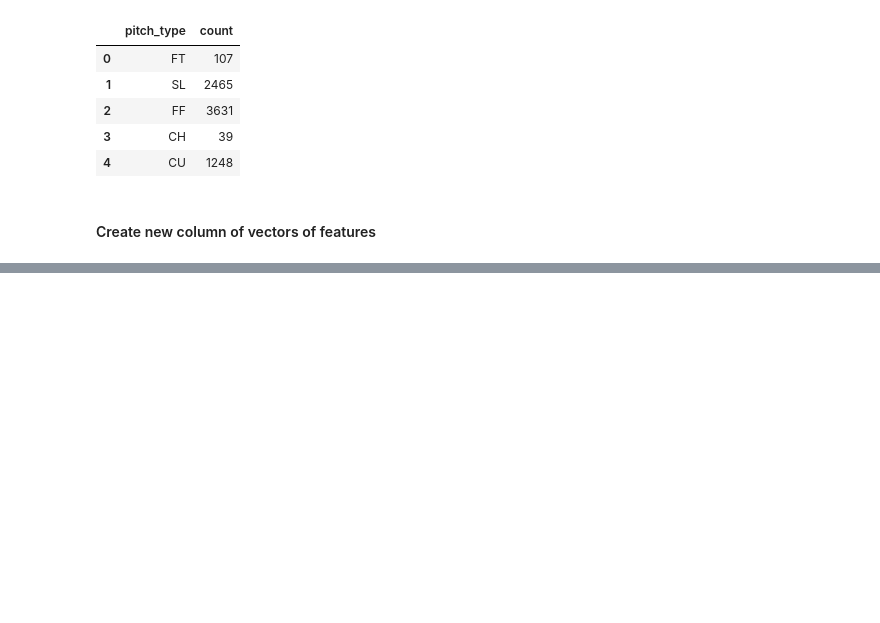
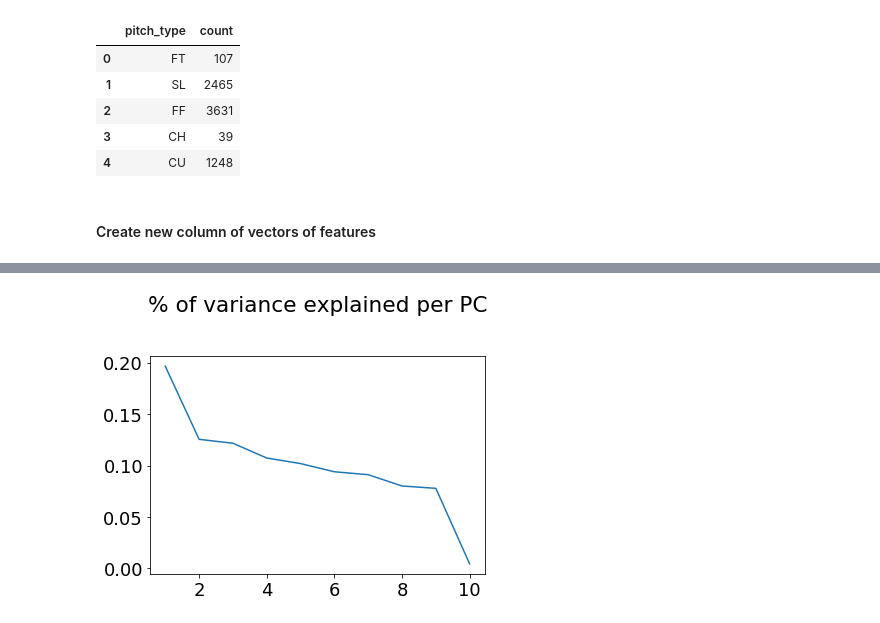
Before and after one commit to Acasteo/MLB-pitch, a Jupyter notebook: MLB_pitchData.ipynb, the cells around one changed output, grey strips where cells are left out. Drawn from its saved outputs; the diff is of its cells as text; code cells hidden in the pictures; blank space fills up the shorter version.

```diff
--- a/MLB_pitchData.ipynb
+++ b/MLB_pitchData.ipynb
@@ -411,10 +433,9 @@ clay_kersh
 # %% [markdown]
 #### Create new column of vectors of features
 # %%
-pred = ['b_count','b_score','on_1b','on_2b','on_3b',
-        'outs','pitch_num','s_count','start_speed','sz_bot',
-        'type_confidence','inning','p_score','pitcher_id','top',
-        'score_difference','count_status','base_status','binned_score_difference']
+pred = ['outs','pitch_num','start_speed','sz_bot',
+        'type_confidence','inning','pitcher_id','top',
+        'count_status','base_status','binned_score_difference']
 # %%
 df.schema
 # %% [output]
@@ -490,0 +503,15 @@ df.columns
+# %%
+from pyspark.ml.feature import VectorAssembler
+from pyspark.ml.feature import PCA
+from pyspark.ml.feature import StandardScaler
+from pyspark.mllib.linalg import Vectors
+from pyspark.mllib.linalg.distributed import RowMatrix
+
+assembler = VectorAssembler(
+                            inputCols=[c for c in dfpca.columns if c in pred],
+                            outputCol='features').setHandleInvalid('skip')
+output = assembler.transform(dfpca)
+scaler = StandardScaler(inputCol="features", outputCol="scaledFeatures",
+                        withStd=True, withMean=True)
+scaleroutput = scaler.fit(output)
+scaledoutput = scaleroutput.transform(output)
@@ -490,0 +561,9 @@ df.columns
+# %%
+pcamax = PCA(k=10, inputCol="scaledFeatures", outputCol="pcaFeatures")
+modelmax = pcamax.fit(scaledoutput)
+# %%
+Explained_Var = modelmax.explainedVariance
+a = Explained_Var.values.tolist()
+valuetwo=spark.createDataFrame(a, DoubleType())
+valuetwo=valuetwo.toPandas()
+valuetwo
@@ -491,3 +582,10 @@ df.columns
+# %%
+plt.plot([1,2,3,4,5,6,7,8,9,10], valuetwo)
+plt.title('% of variance explained per PC')
+
+plt.show()
+# %% [output]
+[figure, added]
 # %%
 df = df.drop('ab_id', 'b_score', 'pitch_type', 'type', 'type_confidence', 'next_pitch', 'p_score')
 # %%
```
Also changed, not shown: parts of 16 cells of this notebook.
